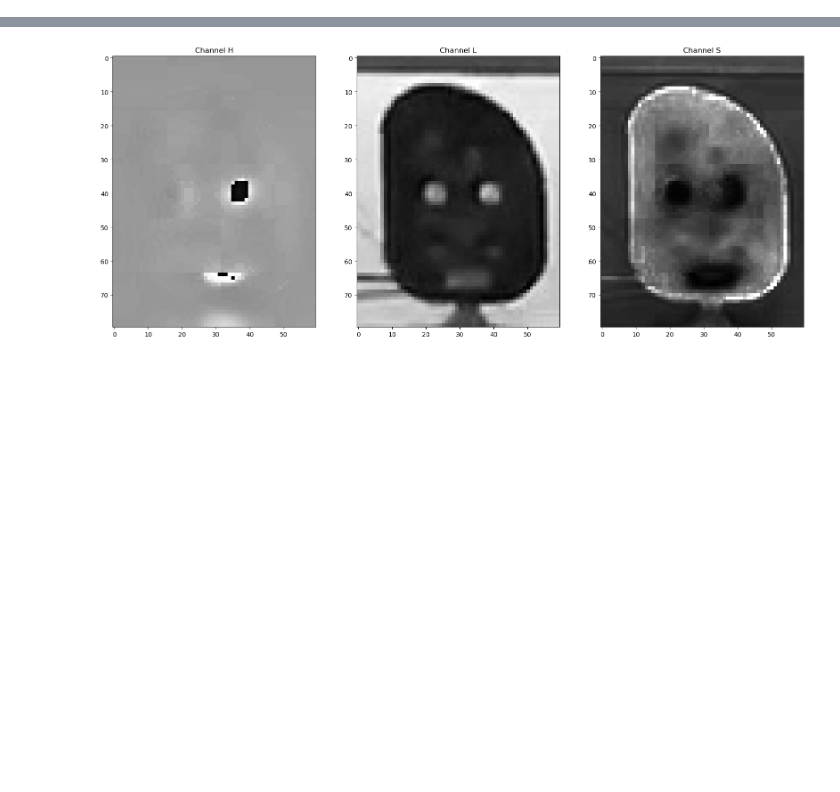
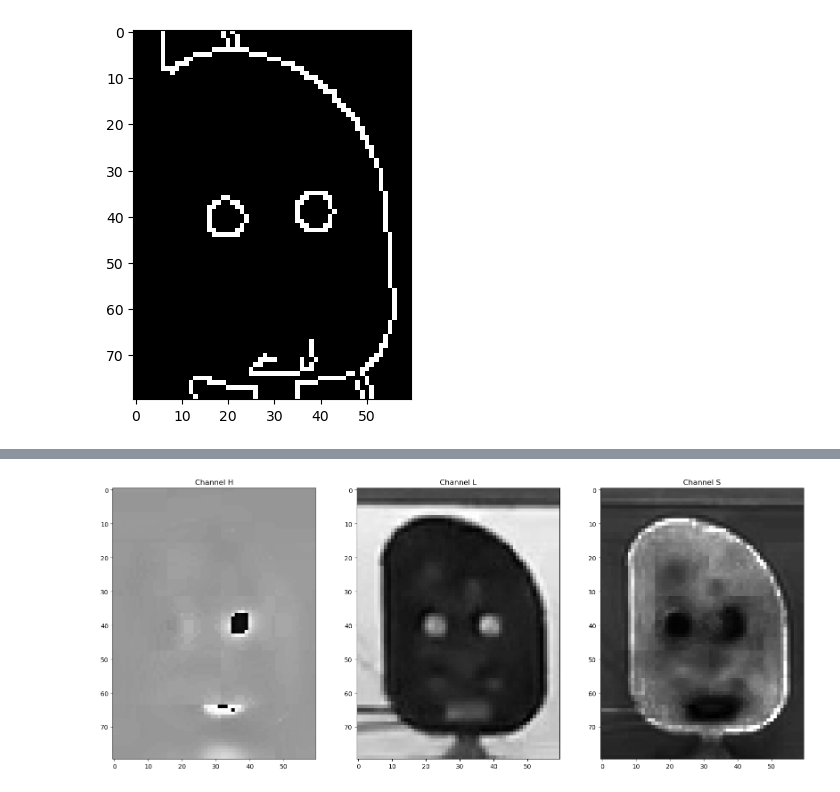
Before and after one commit to tallosim/aau-semester-project, a Jupyter notebook: test.ipynb, the cells around one changed output, grey strips where cells are left out. Saved outputs shown, nothing was run; the diff lists cells and outputs as text; code cells hidden in the pictures; blank space fills up the shorter version.

```diff
--- a/test.ipynb
+++ b/test.ipynb
@@ -17,0 +16,10 @@ plt.imshow(img)
+# %%
+img = cv2.resize(img, (60,80), interpolation = cv2.INTER_AREA)
+img = cv2.cvtColor(img ,cv2.COLOR_RGB2HSV)
+v_img = img[:,:,2]
+edges = cv2.Canny(v_img, 100, 250)
+plt.imshow(edges, cmap='gray')
+
+plt.savefig('edges.png')
+# %% [output]
+[figure, added]
```
Also changed, not shown: parts of 4 cells of this notebook, 1 other file.
